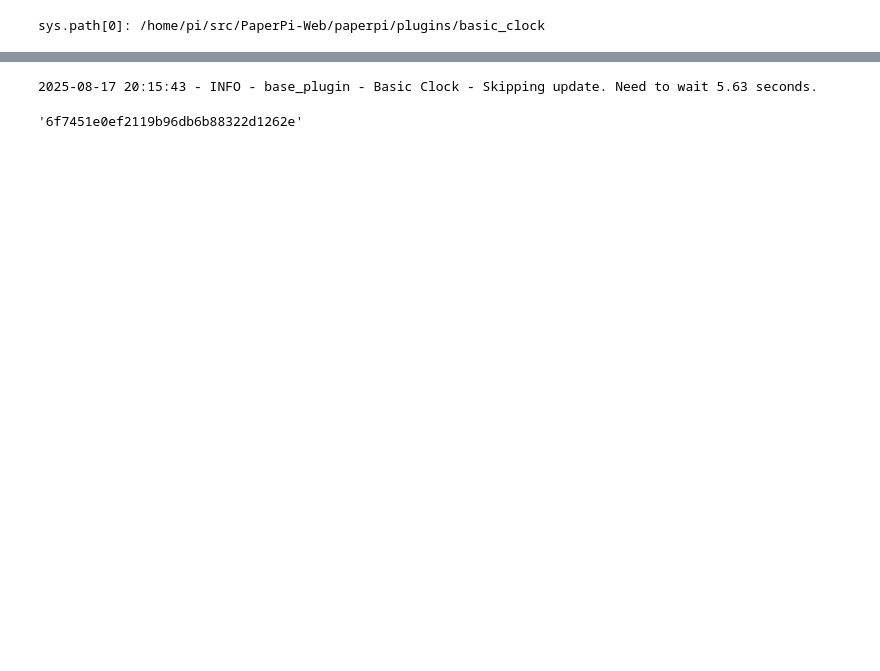
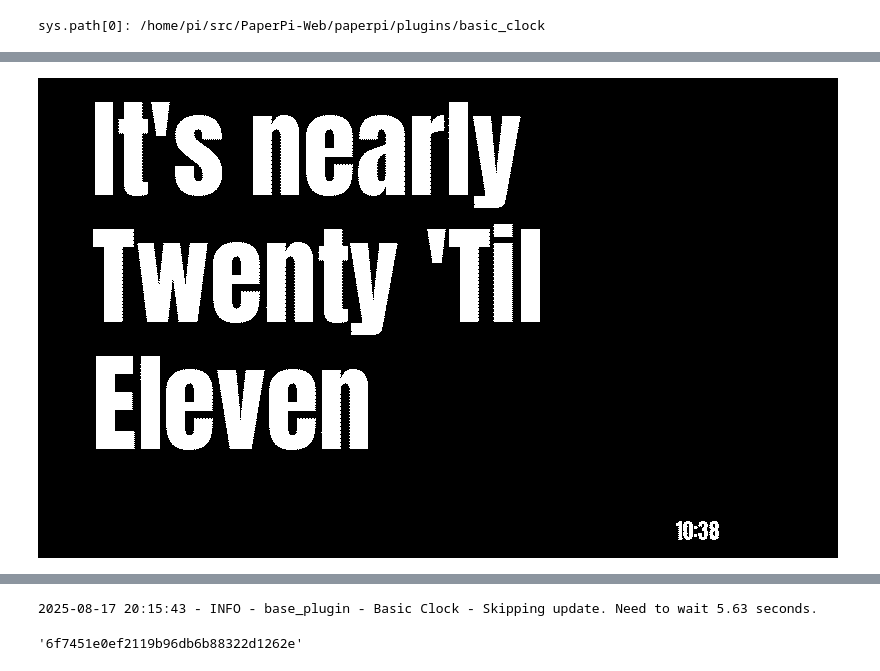
Before and after one commit to txoof/PaperPi-Web, a Jupyter notebook: paperpi/library/plugin_manager.ipynb, the cells around one changed output, grey strips where cells are left out. Saved outputs shown, nothing was run; the diff lists cells and outputs as text; code cells hidden in the pictures; blank space fills up the shorter version.

Commit message:
add rotation and _forground methods

```diff
--- a/paperpi/library/plugin_manager.ipynb
+++ b/paperpi/library/plugin_manager.ipynb
@@ -89,6 +97,24 @@ class PluginManager():
         # keys to be dropped when comparing plugin configs
         # self._transient_config_keys = ['uuid', 'plugin_status']
         self.load_from_daemon()
+
+        self._fg_index: int = 0
+
+    def _foreground(self):
+        """
+        Return the current foreground PluginRecord, if any.
+        """
+        if not self.active_plugins:
+            return None
+        idx = max(0, min(self._fg_index, len(self.active_plugins) - 1))
+        return self.active_plugins[idx]
+
+    def _advance_rotation(self):
+        """
+        Advance to the next active plugin (round-robin).
+        """
+        if self.active_plugins:
+            self._fg_index = (self._fg_index + 1) % len(self.active_plugins)
 
     def _new_uuid(self) -> str:
         return str(uuid.uuid4())
@@ -438,6 +464,4 @@ p.plugin_path
 vc = p.validate_config()
 
 p.build_plugins(vc)
-
-p.records[0].obj.update_data()
 # %% [output]
@@ -463,0 +485,6 @@ p.records[0].obj.update_data()
+# %%
+fg = p._foreground()
+print("FG#1", fg.plugin, fg.plugin_config.get("name"), fg.uuid)
+fg.obj.update()
+fg.obj.image
+# %% [output]
@@ -463,0 +493 @@ p.records[0].obj.update_data()
+[figure, added]
```
Also changed, not shown: parts of 5 cells of this notebook, 1 other file.
